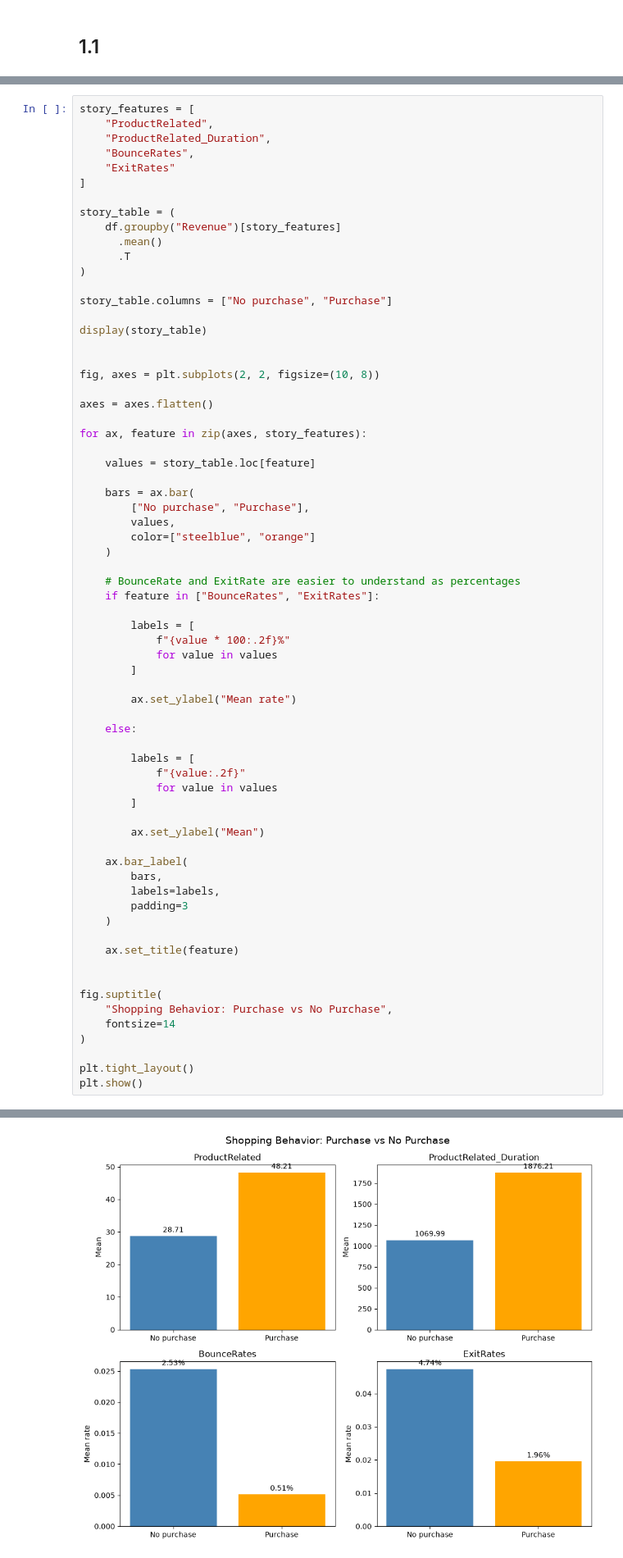
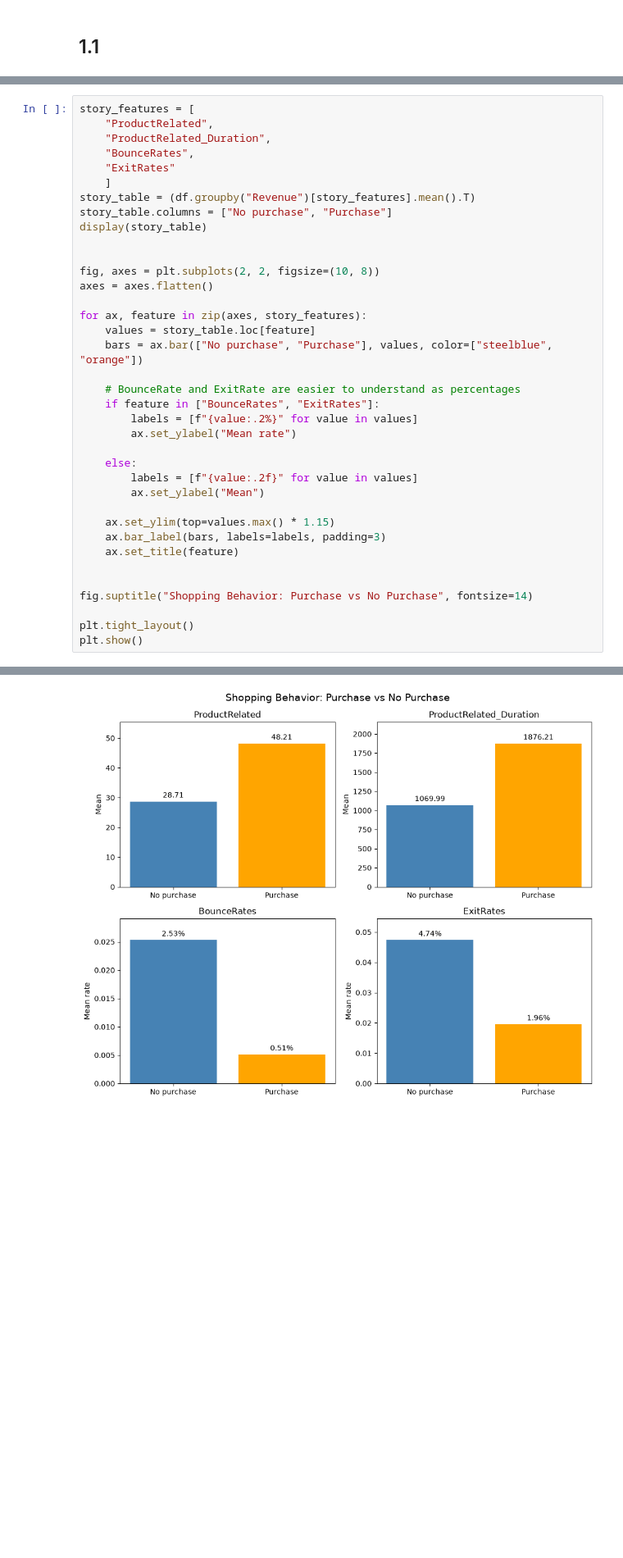
Before and after one commit to kenshin812/data_analysis, a Jupyter notebook: assignment2/submission.ipynb, the cells around one changed output, grey strips where cells are left out. Shown at 82% size. Cells and saved outputs as stored; diff of their text form; blank space fills up the shorter version.

```diff
--- a/assignment2/submission.ipynb
+++ b/assignment2/submission.ipynb
@@ -86,75 +79,44 @@ story_features = [
     "ProductRelated_Duration",
     "BounceRates",
     "ExitRates"
-]
-
-story_table = (
-    df.groupby("Revenue")[story_features]
-      .mean()
-      .T
-)
-
+    ]
+story_table = (df.groupby("Revenue")[story_features].mean().T)
 story_table.columns = ["No purchase", "Purchase"]
-
 display(story_table)
 
 
 fig, axes = plt.subplots(2, 2, figsize=(10, 8))
-
 axes = axes.flatten()
 
 for ax, feature in zip(axes, story_features):
-
     values = story_table.loc[feature]
-
-    bars = ax.bar(
-        ["No purchase", "Purchase"],
-        values,
-        color=["steelblue", "orange"]
-    )
+    bars = ax.bar(["No purchase", "Purchase"], values, color=["steelblue", "orange"])
 
     # BounceRate and ExitRate are easier to understand as percentages
     if feature in ["BounceRates", "ExitRates"]:
-
-        labels = [
-            f"{value * 100:.2f}%"
-            for value in values
-        ]
-
+        labels = [f"{value:.2%}" for value in values]
         ax.set_ylabel("Mean rate")
 
     else:
-
-        labels = [
-            f"{value:.2f}"
-            for value in values
-        ]
-
+        labels = [f"{value:.2f}" for value in values]
         ax.set_ylabel("Mean")
 
-    ax.bar_label(
-        bars,
-        labels=labels,
-        padding=3
-    )
-
+    ax.set_ylim(top=values.max() * 1.15)
+    ax.bar_label(bars, labels=labels, padding=3)
     ax.set_title(feature)
 
 
-fig.suptitle(
-    "Shopping Behavior: Purchase vs No Purchase",
-    fontsize=14
-)
+fig.suptitle("Shopping Behavior: Purchase vs No Purchase", fontsize=14)
 
 plt.tight_layout()
 plt.show()
 # %% [output]
 |  | No purchase | Purchase |
 | ProductRelated | 28.714642 | 48.210168 |
 | ProductRelated_Duration | 1069.987809 | 1876.209615 |
 | BounceRates | 0.025317 | 0.005117 |
 | ExitRates | 0.047378 | 0.019555 |
-[figure, old version]
+[figure, new version]
 # %% [markdown]
 ### Dataset first exploration
 
```
Also changed, not shown: parts of 43 cells of this notebook.
